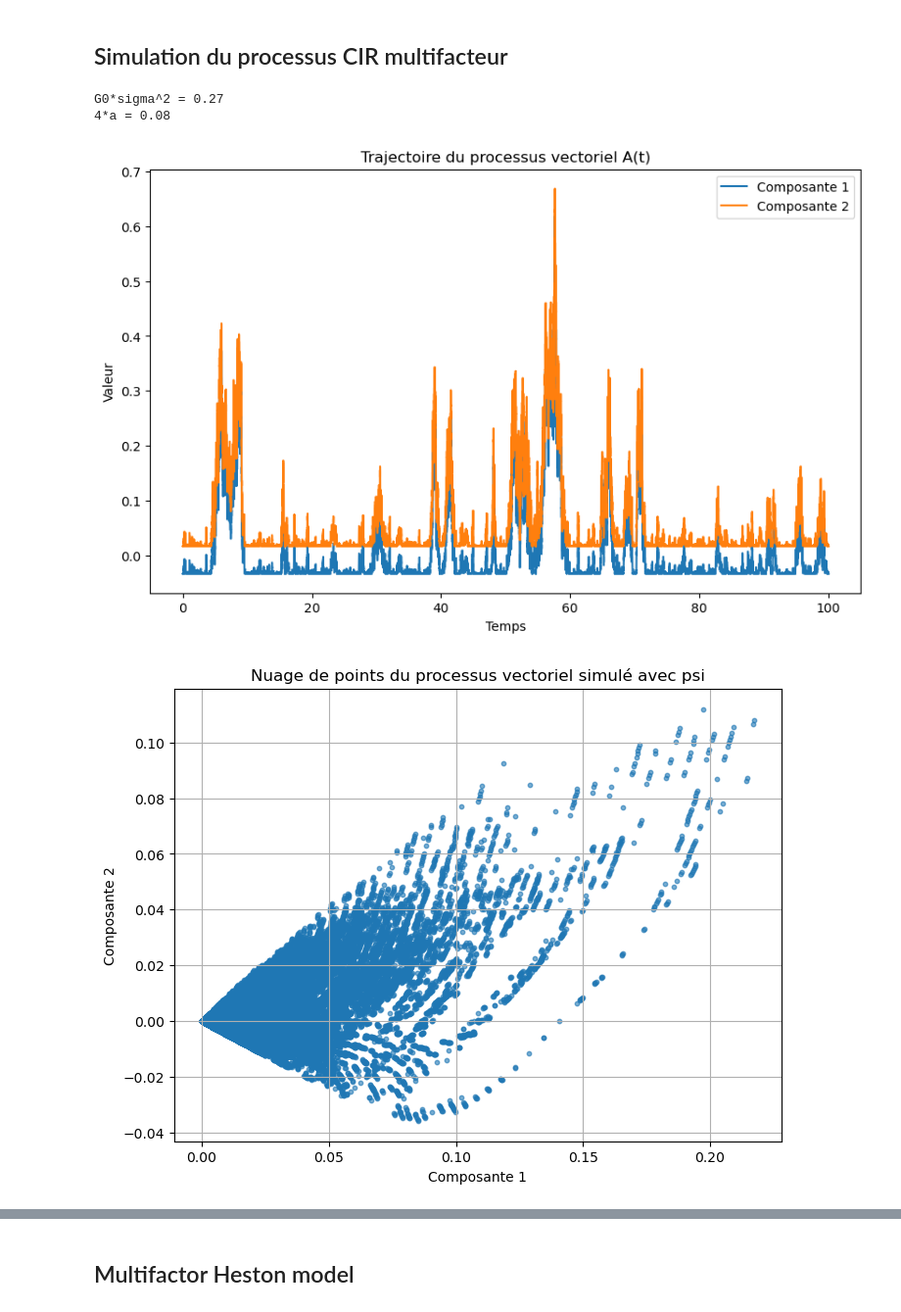
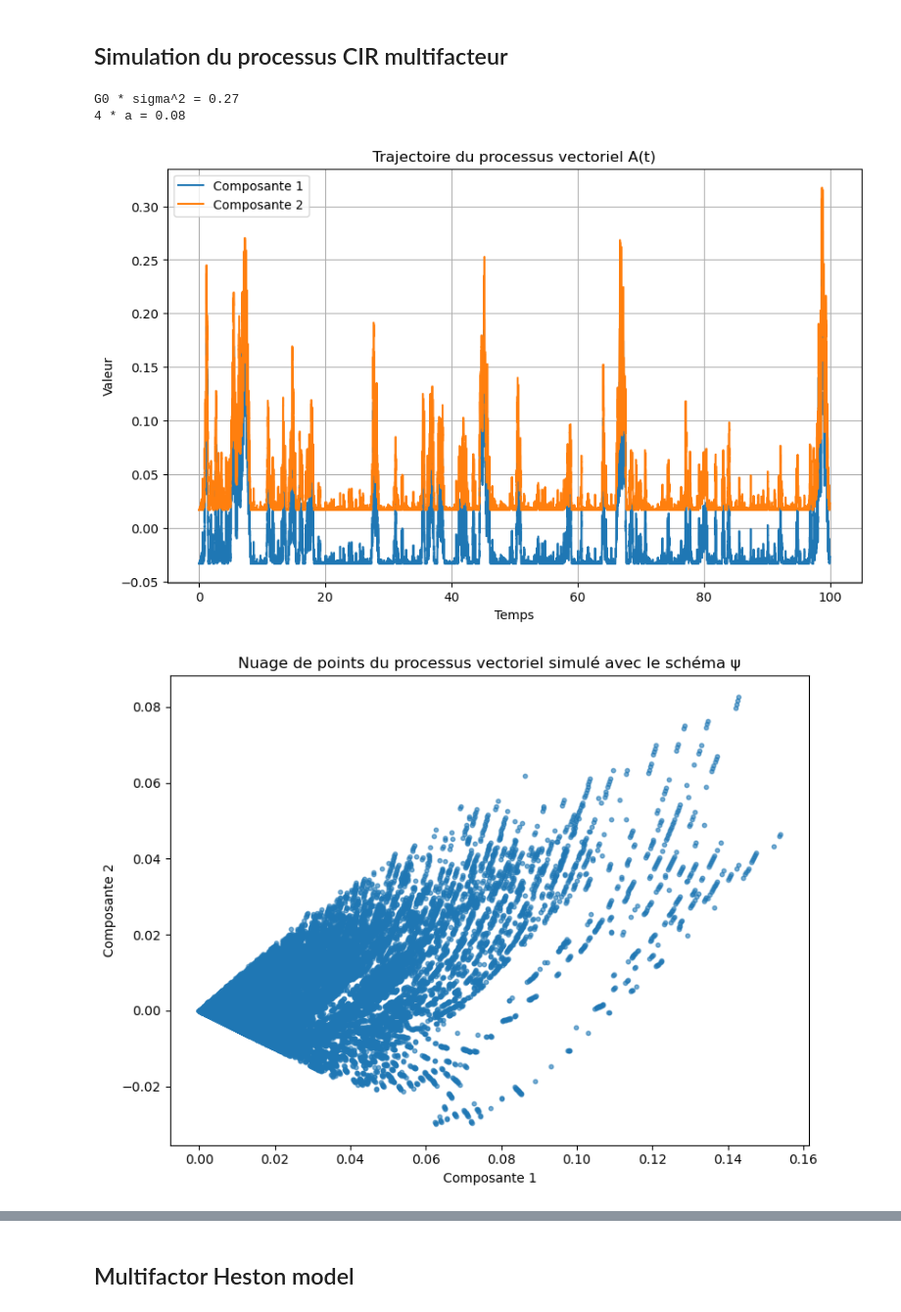
Before and after one commit to maxence2508/stage-cermics, a Jupyter notebook: second-order-schemes-for-multifactor-cir-and-heston-models.ipynb, the cells around one changed output, grey strips where cells are left out. Shown at 98% size. Drawn from its saved outputs; the diff is of its cells as text; code cells hidden in the pictures.

Commit message:
ajout plusieurs trajectoires sqrt multifacteurs schema

```diff
--- a/second-order-schemes-for-multifactor-cir-and-heston-models.ipynb
+++ b/second-order-schemes-for-multifactor-cir-and-heston-models.ipynb
@@ -487,68 +486,73 @@ plt.show()
 # %% [markdown]
 ## Simulation du processus CIR multifacteur
 # %%
-# Parameters for the simulations
+import numpy as np
+import matplotlib.pyplot as plt
+
+# Paramètres du modèle
 a = 0.02
 k = 0.3
 sigma = 0.3
-x0 = 0.
+x0 = 0.0
 T = 100
 N = 100000
 
 rho = np.array([1, 10])
 gamma = np.array([1, 2])
+dim = len(rho)
 
-# Conditions initiales
+# Conditions initiales pour le processus vectoriel
 X0 = np.array([0.05, 0.1])
-x = x0
-for i in range(len(rho)):
-    x+=gamma[i]*X0[i]
+x = x0 + np.dot(gamma, X0)  # x = x0 + gamma^T * X0
 
-print("G0*sigma^2 =", sum(gamma)*sigma**2)
-print("4*a =", 4*a)
+# Affichage de vérification
+print("G0 * sigma^2 =", sum(gamma) * sigma**2)
+print("4 * a =", 4 * a)
 
-# Définition du modèle
-dim = 2
+# Instanciation du modèle CIR
 cir = CIRProcess(a, k, sigma, rho, gamma, x, dim)
 
-# Simulations et affichage
-path = cir.simulate_path(x0, T, N, 1)[0]
+# Simulation de la trajectoire scalaire x(t) selon le schéma phi
+x_path = cir.simulate_path(x0, T, N, n=1)[0]  # shape: (N+1,)
 
-# Calcul de la trajectoire vectorielle A_path (N+1, dim)
-A_path = np.zeros((N+1, dim))
-for i in range(N+1):
-    A_path[i, :] = cir.A(X0, path[i], x0)
+# Calcul vectorisé de A(x_t) à partir de X0 et x(t)
+G0 = cir.G0
+x_t = x_path  # shape: (N+1,)
+x_bar = x0 + np.dot(X0, gamma)  # scalaire
+A_path = X0 + ((x_t - x_bar) / G0)[:, np.newaxis]  # shape: (N+1, dim)
+
+# Grille temporelle
+time_grid = np.linspace(0, T, N + 1)
 
 # Affichage
-time_grid = np.linspace(0, T, N+1)
-import matplotlib.pyplot as plt
-
-plt.figure(figsize=(10,6))
+plt.figure(figsize=(10, 6))
 for j in range(dim):
     plt.plot(time_grid, A_path[:, j], label=f'Composante {j+1}')
 plt.xlabel('Temps')
 plt.ylabel('Valeur')
 plt.title('Trajectoire du processus vectoriel A(t)')
 plt.legend()
+plt.grid(True)
 plt.show()
 # %% [output]
-G0*sigma^2 = 0.27
-4*a = 0.08
+G0 * sigma^2 = 0.27
+4 * a = 0.08
-[figure, old version]
+[figure, new version]
 # %%
-# Simulation de la trajectoire vectorielle avec le schéma psi
-path = cir.simulate_multifactor(x0, T, N)
+# Simulation d'une trajectoire vectorielle avec le schéma psi
+psi_path = cir.simulate_multifactor(x0, T, N, n_simulation=1)  # shape: (1, N+1, dim)
+traj = psi_path[0]  # shape: (N+1, dim)
 
-# Affichage sous forme de nuage de points
+# Affichage des points (composante 1 en x, composante 2 en y)
 plt.figure(figsize=(8, 6))
-plt.scatter(path[:, 0], path[:, 1], s=10, alpha=0.6)
+plt.scatter(traj[:, 0], traj[:, 1], s=10, alpha=0.6)
 plt.xlabel('Composante 1')
 plt.ylabel('Composante 2')
-plt.title('Nuage de points du processus vectoriel simulé avec psi')
-plt.grid(True)
+plt.title('Nuage de points du processus vectoriel simulé avec le schéma ψ')
+plt.tight_layout()
 plt.show()
 # %% [output]
-[figure, old version]
+[figure, new version]
 # %%
 Y = cir.simulate_multifactor_euler(N=N, T=100, num_simulations=1)
 
```
Also changed, not shown: parts of 7 cells of this notebook.
